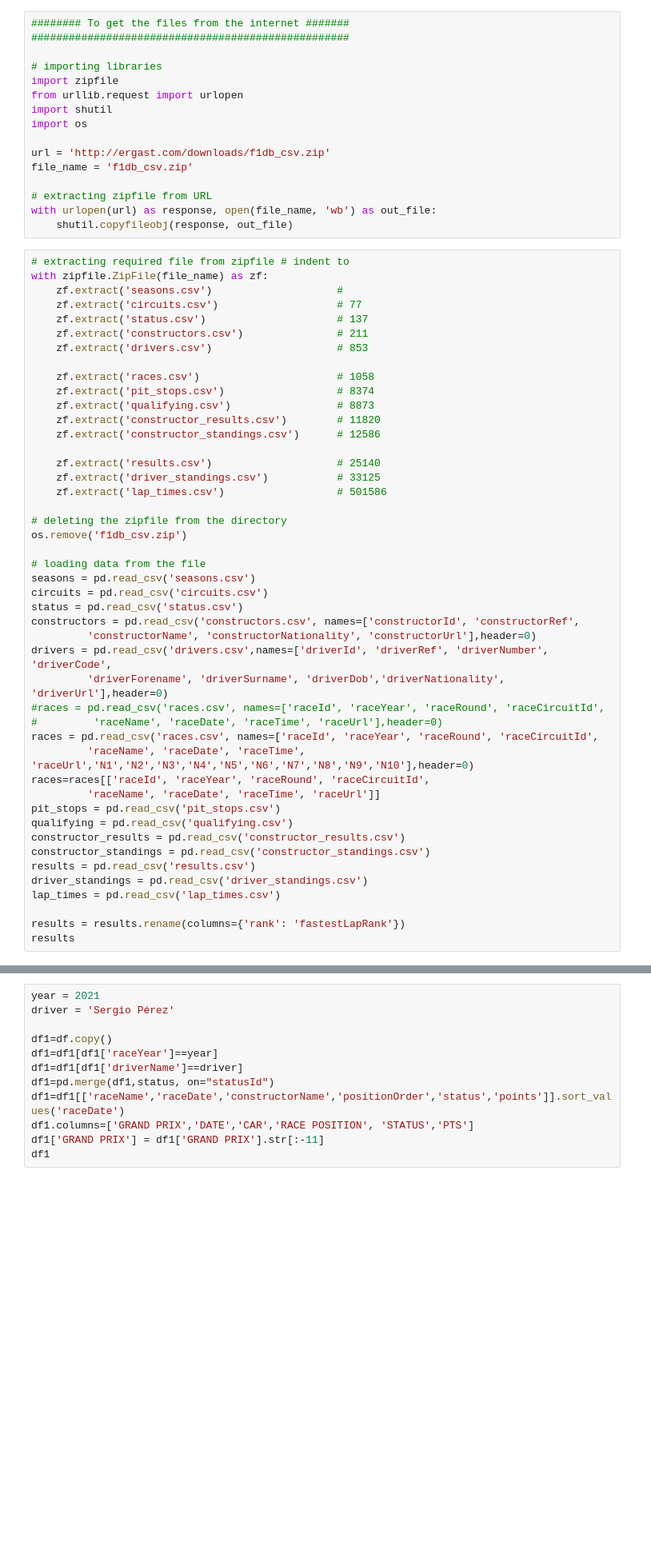
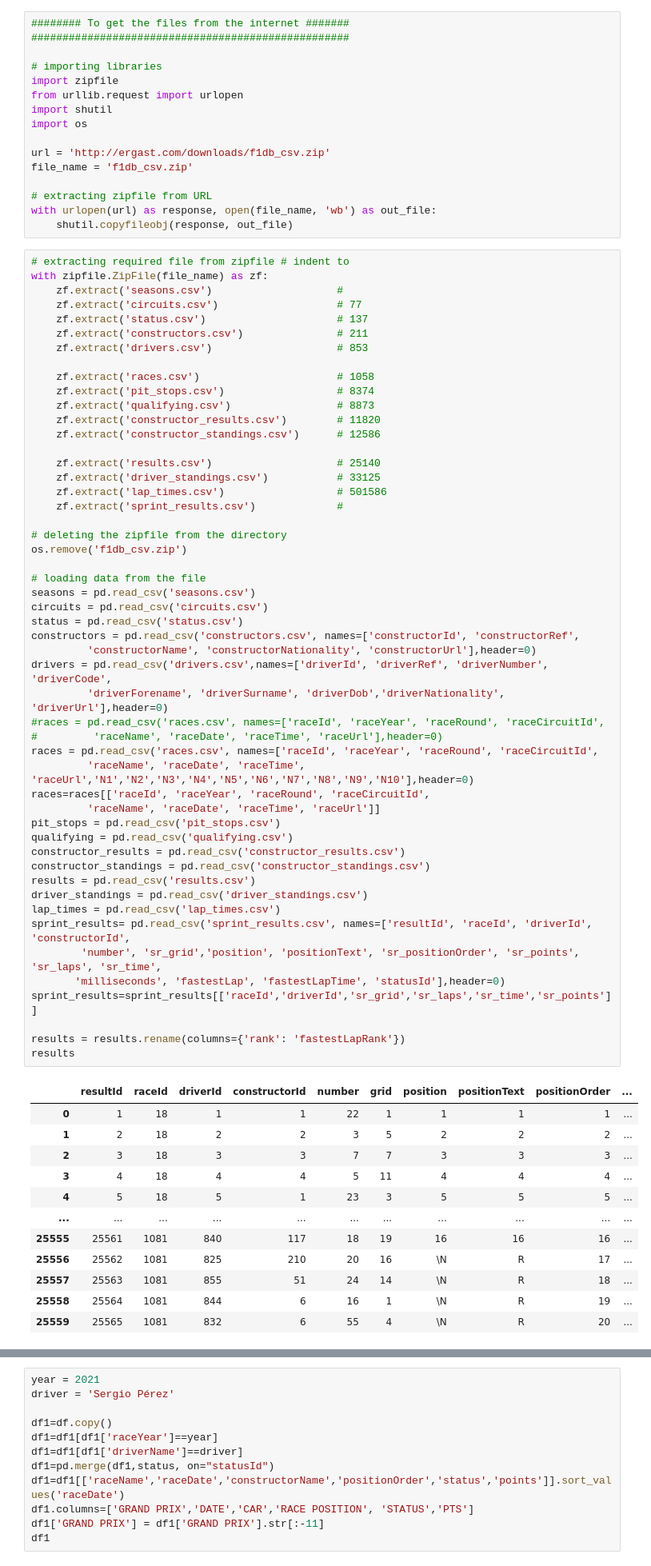
Before and after one commit to MiguelG26/Public_Projects, a Jupyter notebook: db-Formula1 app/app1_J.ipynb, the cells around one changed output, grey strips where cells are left out. Shown at 80% size. Saved outputs shown, nothing was run; the diff lists cells and outputs as text; blank space fills up the shorter version.

```diff
--- a/db-Formula1 app/app1_J.ipynb
+++ b/db-Formula1 app/app1_J.ipynb
@@ -68,31 +69,49 @@ with zipfile.ZipFile(file_name) as zf:
     zf.extract('results.csv')                    # 25140
     zf.extract('driver_standings.csv')           # 33125
     zf.extract('lap_times.csv')                  # 501586
+    zf.extract('sprint_results.csv')             #
 
 # deleting the zipfile from the directory
 os.remove('f1db_csv.zip')
 
 # loading data from the file
 seasons = pd.read_csv('seasons.csv')
 circuits = pd.read_csv('circuits.csv')
 status = pd.read_csv('status.csv')
 constructors = pd.read_csv('constructors.csv', names=['constructorId', 'constructorRef',
          'constructorName', 'constructorNationality', 'constructorUrl'],header=0)
 drivers = pd.read_csv('drivers.csv',names=['driverId', 'driverRef', 'driverNumber', 'driverCode',
          'driverForename', 'driverSurname', 'driverDob','driverNationality', 'driverUrl'],header=0)
 #races = pd.read_csv('races.csv', names=['raceId', 'raceYear', 'raceRound', 'raceCircuitId',
 #         'raceName', 'raceDate', 'raceTime', 'raceUrl'],header=0)
 races = pd.read_csv('races.csv', names=['raceId', 'raceYear', 'raceRound', 'raceCircuitId',
          'raceName', 'raceDate', 'raceTime', 'raceUrl','N1','N2','N3','N4','N5','N6','N7','N8','N9','N10'],header=0)
 races=races[['raceId', 'raceYear', 'raceRound', 'raceCircuitId',
          'raceName', 'raceDate', 'raceTime', 'raceUrl']]
 pit_stops = pd.read_csv('pit_stops.csv')
 qualifying = pd.read_csv('qualifying.csv')
 constructor_results = pd.read_csv('constructor_results.csv')
 constructor_standings = pd.read_csv('constructor_standings.csv')
 results = pd.read_csv('results.csv')
 driver_standings = pd.read_csv('driver_standings.csv')
 lap_times = pd.read_csv('lap_times.csv')
+sprint_results= pd.read_csv('sprint_results.csv', names=['resultId', 'raceId', 'driverId', 'constructorId',
+        'number', 'sr_grid','position', 'positionText', 'sr_positionOrder', 'sr_points', 'sr_laps', 'sr_time',
+       'milliseconds', 'fastestLap', 'fastestLapTime', 'statusId'],header=0)
+sprint_results=sprint_results[['raceId','driverId','sr_grid','sr_laps','sr_time','sr_points']]
 
 results = results.rename(columns={'rank': 'fastestLapRank'})
 results
+# %% [output]
+|  | resultId | raceId | driverId | constructorId | number | grid | position | positionText | positionOrder | ... |
+| 0 | 1 | 18 | 1 | 1 | 22 | 1 | 1 | 1 | 1 | ... |
+| 1 | 2 | 18 | 2 | 2 | 3 | 5 | 2 | 2 | 2 | ... |
+| 2 | 3 | 18 | 3 | 3 | 7 | 7 | 3 | 3 | 3 | ... |
+| 3 | 4 | 18 | 4 | 4 | 5 | 11 | 4 | 4 | 4 | ... |
+| 4 | 5 | 18 | 5 | 1 | 23 | 3 | 5 | 5 | 5 | ... |
+| ... | ... | ... | ... | ... | ... | ... | ... | ... | ... | ... |
+| 25555 | 25561 | 1081 | 840 | 117 | 18 | 19 | 16 | 16 | 16 | ... |
+| 25556 | 25562 | 1081 | 825 | 210 | 20 | 16 | \N | R | 17 | ... |
+| 25557 | 25563 | 1081 | 855 | 51 | 24 | 14 | \N | R | 18 | ... |
+| 25558 | 25564 | 1081 | 844 | 6 | 16 | 1 | \N | R | 19 | ... |
+| 25559 | 25565 | 1081 | 832 | 6 | 55 | 4 | \N | R | 20 | ... |
```
Also changed, not shown: parts of 11 cells of this notebook, 13 other files.
